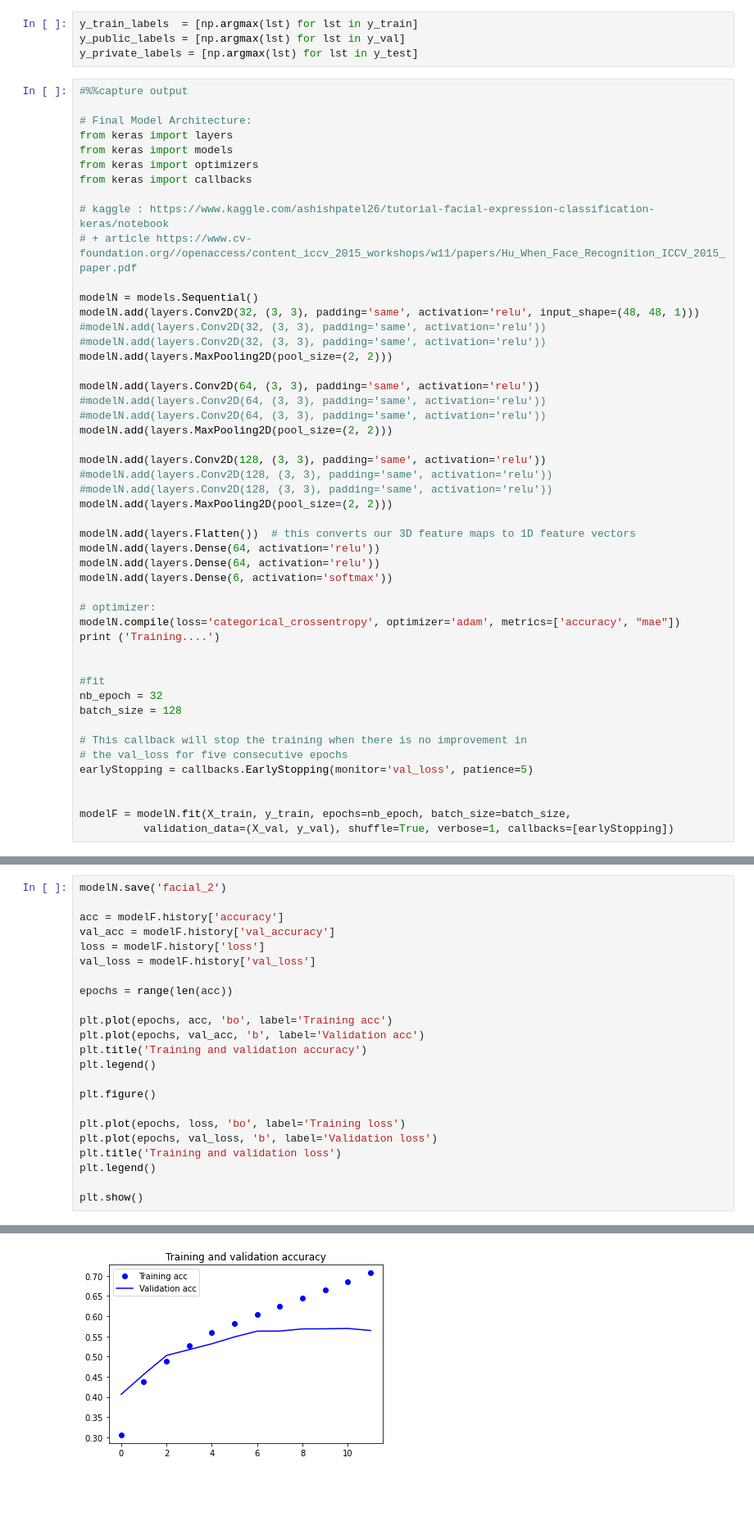
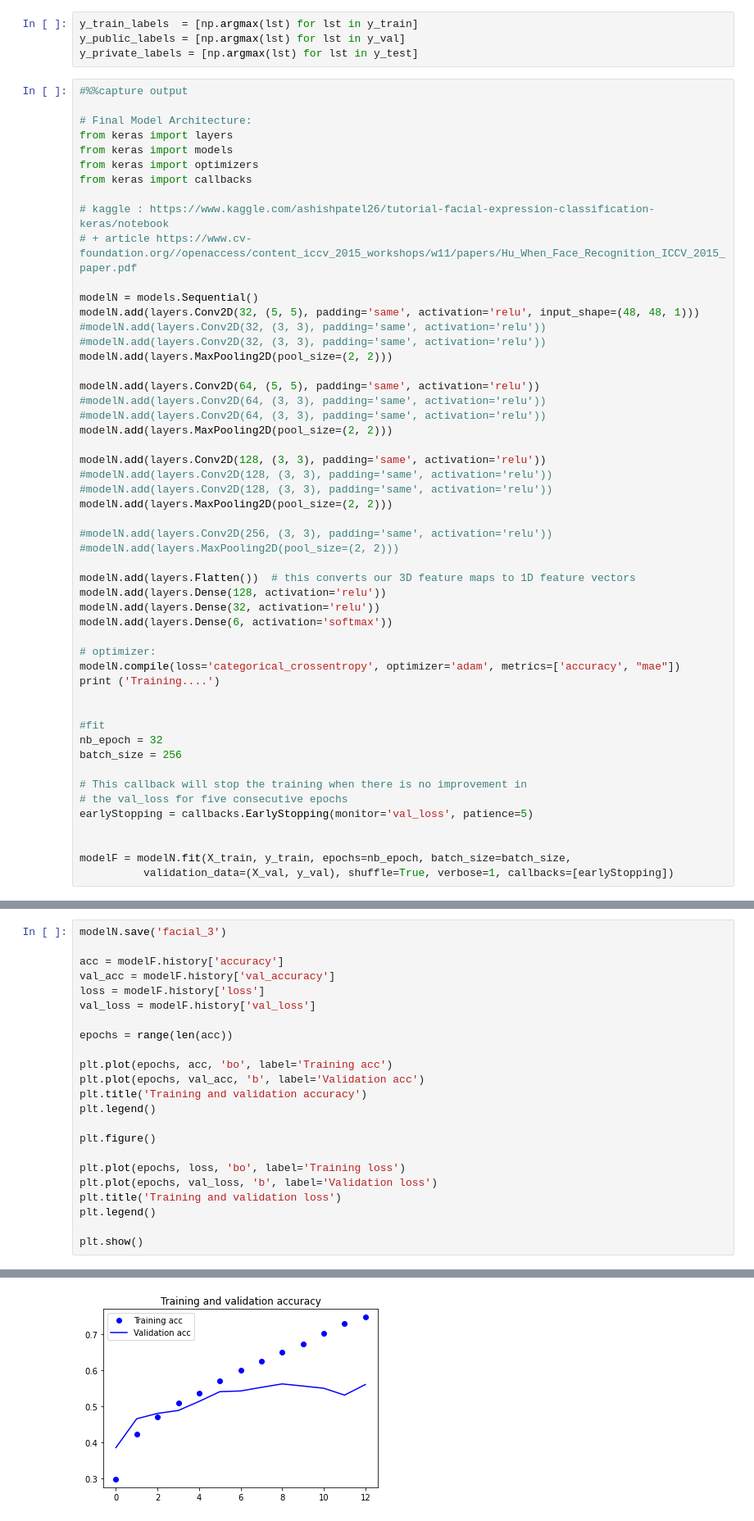
Before and after one commit to Guigxs/FaceRecognition, a Jupyter notebook: training/training.ipynb, the cells around one changed output, grey strips where cells are left out. Shown at 82% size. Drawn from its saved outputs; the diff is of its cells as text; blank space fills up the shorter version.

```diff
--- a/training/training.ipynb
+++ b/training/training.ipynb
@@ -128,12 +128,12 @@ from keras import callbacks
 # + article https://www.cv-foundation.org//openaccess/content_iccv_2015_workshops/w11/papers/Hu_When_Face_Recognition_ICCV_2015_paper.pdf
 
 modelN = models.Sequential()
-modelN.add(layers.Conv2D(32, (3, 3), padding='same', activation='relu', input_shape=(48, 48, 1)))
+modelN.add(layers.Conv2D(32, (5, 5), padding='same', activation='relu', input_shape=(48, 48, 1)))
 #modelN.add(layers.Conv2D(32, (3, 3), padding='same', activation='relu'))
 #modelN.add(layers.Conv2D(32, (3, 3), padding='same', activation='relu'))
 modelN.add(layers.MaxPooling2D(pool_size=(2, 2)))
 
-modelN.add(layers.Conv2D(64, (3, 3), padding='same', activation='relu'))
+modelN.add(layers.Conv2D(64, (5, 5), padding='same', activation='relu'))
 #modelN.add(layers.Conv2D(64, (3, 3), padding='same', activation='relu'))
 #modelN.add(layers.Conv2D(64, (3, 3), padding='same', activation='relu'))
 modelN.add(layers.MaxPooling2D(pool_size=(2, 2)))
@@ -143,9 +143,12 @@ modelN.add(layers.Conv2D(128, (3, 3), padding='same', activation='relu'))
 #modelN.add(layers.Conv2D(128, (3, 3), padding='same', activation='relu'))
 modelN.add(layers.MaxPooling2D(pool_size=(2, 2)))
 
+#modelN.add(layers.Conv2D(256, (3, 3), padding='same', activation='relu'))
+#modelN.add(layers.MaxPooling2D(pool_size=(2, 2)))
+
 modelN.add(layers.Flatten())  # this converts our 3D feature maps to 1D feature vectors
-modelN.add(layers.Dense(64, activation='relu'))
-modelN.add(layers.Dense(64, activation='relu'))
+modelN.add(layers.Dense(128, activation='relu'))
+modelN.add(layers.Dense(32, activation='relu'))
 modelN.add(layers.Dense(6, activation='softmax'))
 
 # optimizer:
@@ -155,7 +158,7 @@ print ('Training....')
 
 #fit
 nb_epoch = 32
-batch_size = 128
+batch_size = 256
 
 # This callback will stop the training when there is no improvement in
 # the val_loss for five consecutive epochs
@@ -203,7 +206,7 @@ Epoch 10/32
 225/225 [==============================] - 107s 474ms/step - loss: 0.9990 - accuracy: 0.6169 - val_loss: 1.2270 - val_accuracy: 0.5288
 Epoch 11/32
 # %%
-modelN.save('facial_2')
+modelN.save('facial_3')
 
 acc = modelF.history['accuracy']
 val_acc = modelF.history['val_accuracy']
@@ -230 +233 @@ INFO:tensorflow:Assets written to: facial_2/assets
-[figure, old version]
+[figure, new version]
```
Also changed, not shown: parts of 7 cells of this notebook, 8 other files.
